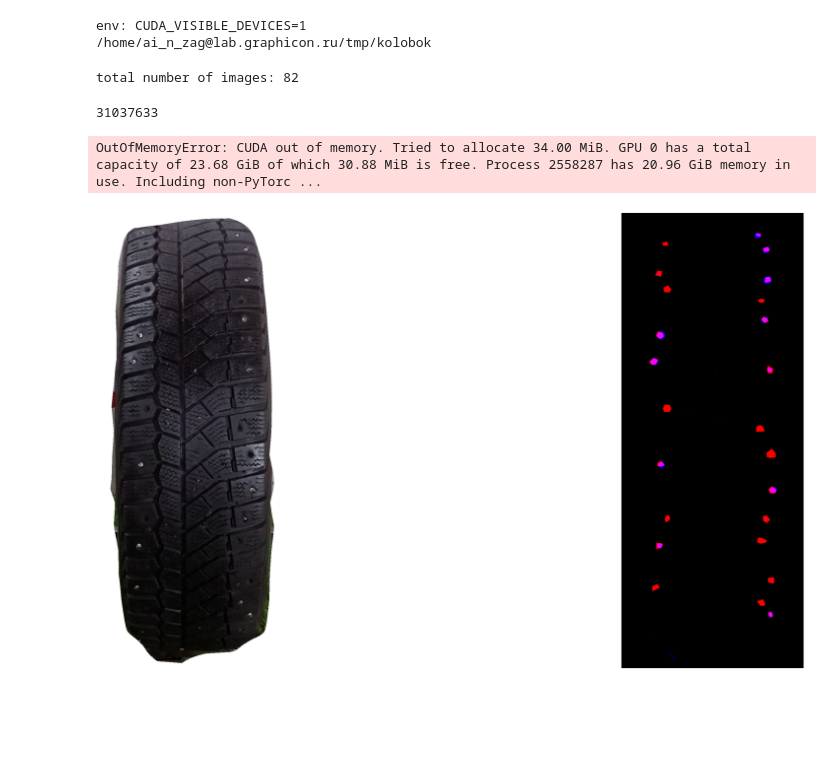
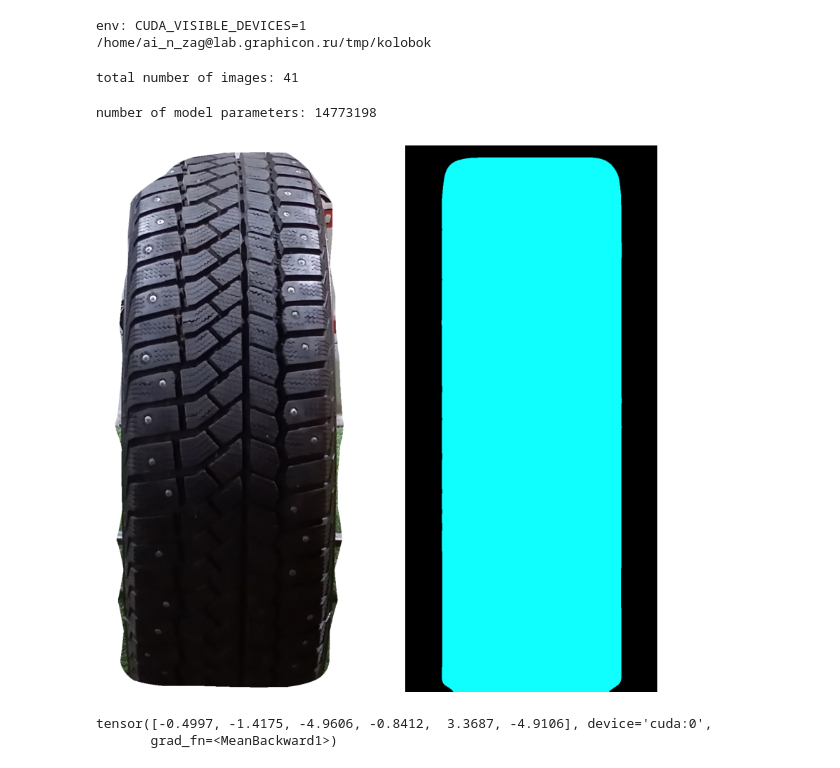
Before and after one commit to V1adych/kolobok, a Jupyter notebook: notebooks/count_spikes.ipynb, the cells around one changed output. Cells and saved outputs as stored; diff of their text form; code cells hidden in the pictures; blank space fills up the shorter version.

```diff
--- a/notebooks/count_spikes.ipynb
+++ b/notebooks/count_spikes.ipynb
@@ -25,3 +26,7 @@ from tire_vision.spike_counter import UNet
 
 images_dir = Path("data/dataset_crop")
 labels_path = Path("data/result.json")
+# %%
+from mmseg.apis import init_model
+cfg_path = "/home/ai_n_zag@lab.graphicon.ru/tmp/kolobok/external/mmsegmentation/configs/fastscnn/fast_scnn_8xb4-160k_cityscapes-512x1024.py"
+model = init_model(cfg_path)
@@ -122,14 +155,12 @@ class SegmentationLoss(nn.Module):
 # %%
-dataset = SegmentationDataset(labels, spikeless_odds=1)
+dataset = SegmentationDataset(labels)
 print(f"total number of images: {len(dataset)}")
 
 train_dataset, val_dataset = random_split(dataset, [0.75, 0.25])
-train_loader = DataLoader(train_dataset, batch_size=1, shuffle=True, num_workers=8)
-val_loader = DataLoader(val_dataset, batch_size=1, shuffle=False, num_workers=8)
-
-model = UNet(n_channels=3, n_classes=1, bilinear=False)
+train_loader = DataLoader(train_dataset, batch_size=1, shuffle=True, num_workers=16)
+val_loader = DataLoader(val_dataset, batch_size=1, shuffle=False, num_workers=16)
 # %% [output]
-total number of images: 82
+total number of images: 41
 # %%
 def train_fn(
     model: nn.Module,
@@ -191,12 +222,13 @@ def train_fn(
 
         scheduler.step(metrics=running_loss / (i + 1))
 # %%
+model = SegmentationModel()
 def get_num_params(model: nn.Module):
     return sum(param.numel() for param in model.parameters())
 
-get_num_params(model)
+print(f"number of model parameters: {get_num_params(model)}")
 # %% [output]
-31037633
+number of model parameters: 14773198
 # %%
 train_fn(
     model,
@@ -204,25 +236,31 @@ train_fn(
     val_loader,
     "cuda",
     gradient_accumulation_steps=1,
-    n_epochs=25,
+    n_epochs=50,
 )
-# %% [output]
-OutOfMemoryError: CUDA out of memory. Tried to allocate 34.00 MiB. GPU 0 has a total capacity of 23.68 GiB of which 30.88 MiB is free. Process 2558287 has 20.96 GiB memory in use. Including non-PyTorc ...
 # %%
 model.eval()
-img, gt_mask = val_dataset[2]
+img, gt_mask = val_dataset[5]
+pred = model(img[None].to("cuda"))
+# pred[:, 1:] *= 5
+pred_mask = torch.argmax(pred.cpu().squeeze(), dim=0).numpy()
 
-pred_mask = F.sigmoid(model(img[None].to("cuda")).cpu().squeeze()) > 0.25
-
-fig, axes = plt.subplots(ncols=2, figsize=(15, 12))
+fig, axes = plt.subplots(ncols=2, figsize=(10, 10))
 
 axes[0].imshow(img.permute(1, 2, 0))
-axes[1].imshow(torch.stack([torch.zeros_like(pred_mask), gt_mask, pred_mask], dim=-1))
+cmap = cm.get_cmap("hsv")
+pred_mask = np.where(pred_mask[..., None] != 0, cmap(pred_mask / 6)[..., 1:], 0)
+axes[1].imshow(pred_mask)
 
 
 for ax in axes:
     ax.axis("off")
 
 plt.show()
 # %% [output]
-[figure, old version]
+[figure, new version]
+# %%
+pred.mean(dim=(0, 2, 3))
+# %% [output]
+tensor([-0.4997, -1.4175, -4.9606, -0.8412,  3.3687, -4.9106], device='cuda:0',
+       grad_fn=<MeanBackward1>)
```
Also changed, not shown: parts of 5 cells of this notebook, 7 other files.
